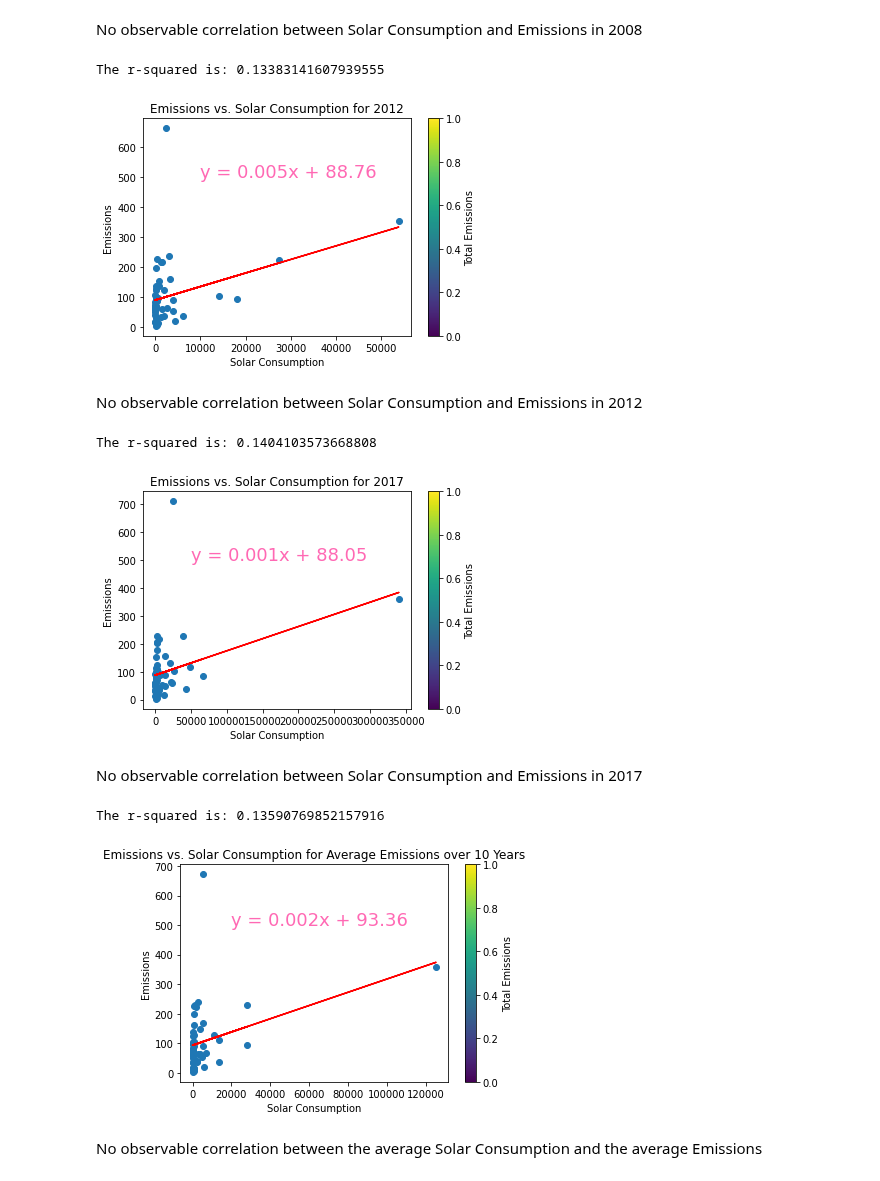
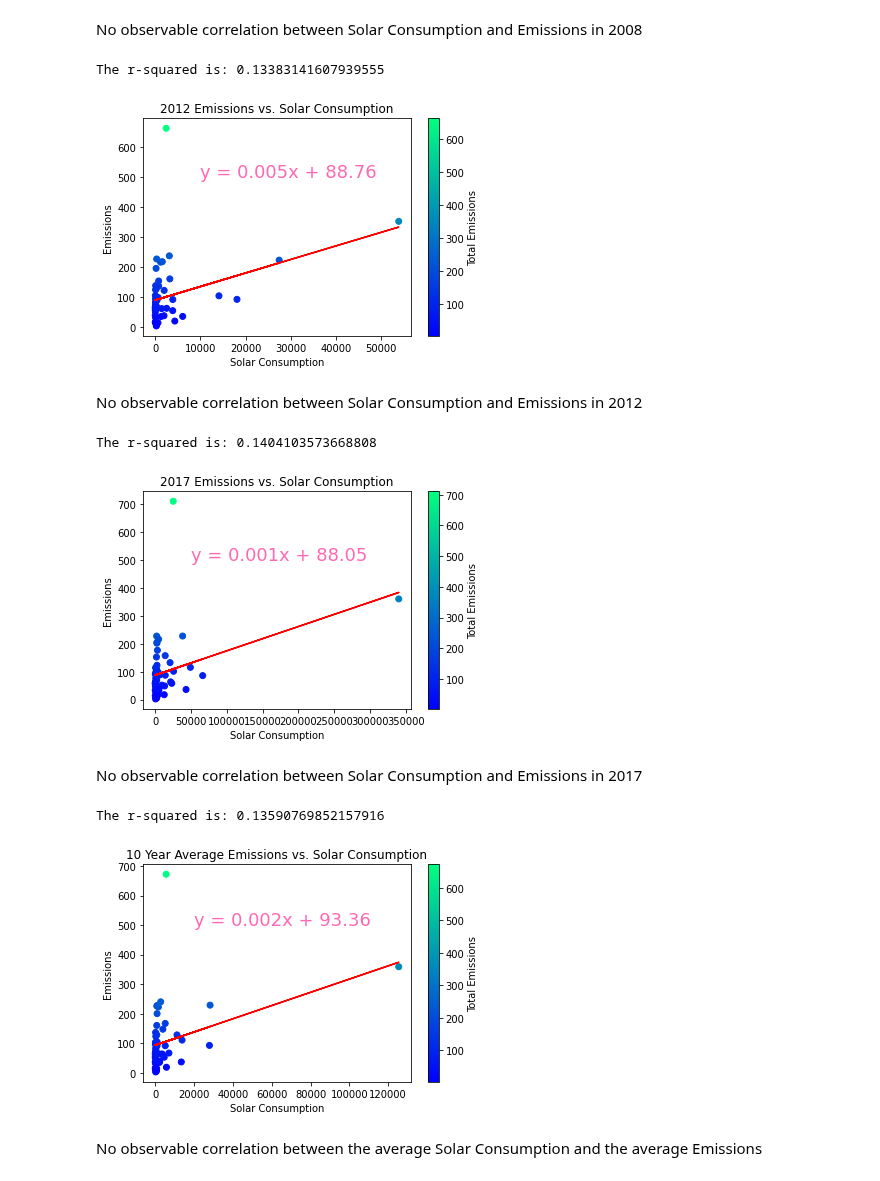
Before and after one commit to Asia-Hewett/solar_v_emissions_project, a Jupyter notebook: Consumption vs. Emissions/Consumption_Analysis.ipynb, the cells around one changed output. Saved outputs shown, nothing was run; the diff lists cells and outputs as text; code cells hidden in the pictures.

Commit message:
Finalized charts for presentation

```diff
--- a/Consumption vs. Emissions/Consumption_Analysis.ipynb
+++ b/Consumption vs. Emissions/Consumption_Analysis.ipynb
@@ -74,18 +74,18 @@ def scatterplots():
 
     line_eq = f"y = {round(slope,3)}x + {round(intercept,2)}"
 
-    plt.scatter(consump, emiss)
+    plt.scatter(consump, emiss, c=emiss, cmap="winter")
     plt.xlabel("Solar Consumption")
     plt.ylabel("Emissions")
-    plt.title(f"Emissions vs. Solar Consumption for {year}")
+    plt.title(f"{year} Emissions vs. Solar Consumption")
     plt.plot(consump, regress_values, "r-")
     plt.annotate(line_eq, (x_coord,y_coord),color = 'hotpink', fontsize=18)
     clb = plt.colorbar()
     clb.set_label("Total Emissions")
 
 # This added state names to the points on the scatterplot
-#     for i, name in enumerate(state_list):
-#         plt.annotate(name, (consump[i],emiss[i]))
+    for i, name in enumerate(state_list):
+        plt.annotate(name, (consump[i],emiss[i]))
 
     print(f"The r-squared is: {rvalue**2}")
     plt.savefig(f"../output/consumption{year}.png")
@@ -122,7 +122,7 @@ y_coord = 500
 scatterplots()
 # %% [output]
 The r-squared is: 0.13383141607939555
-[figure, old version]
+[figure, new version]
 # %% [markdown]
 No observable correlation between Solar Consumption and Emissions in 2012
 # %%
@@ -135,20 +135,20 @@ y_coord = 500
 scatterplots()
 # %% [output]
 The r-squared is: 0.1404103573668808
-[figure, old version]
+[figure, new version]
 # %% [markdown]
 No observable correlation between Solar Consumption and Emissions in 2017
 # %%
 ##Compare the average emissions to the average consumption over the 10 years
 emiss = emissions.mean(axis=1)
 consump = consumption.mean(axis=1)
-year = "Average Emissions over 10 Years"
+year = "10 Year Average"
 x_coord = 20000
 y_coord = 500
 scatterplots()
 # %% [output]
 The r-squared is: 0.13590769852157916
-[figure, old version]
+[figure, new version]
 # %% [markdown]
 No observable correlation between the average Solar Consumption and the average Emissions
 # %%
```
Also changed, not shown: parts of 4 cells of this notebook, 8 other files.
